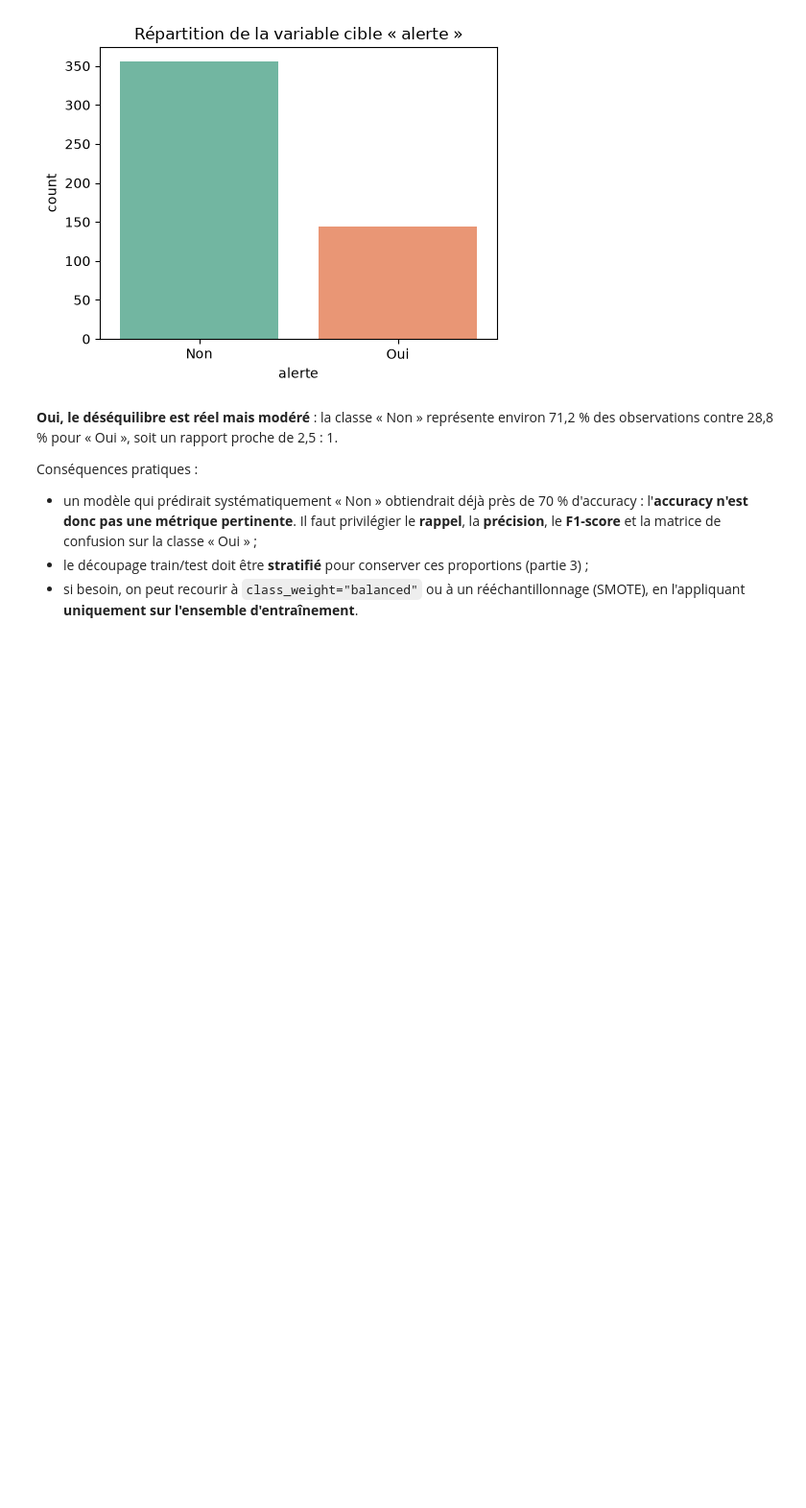
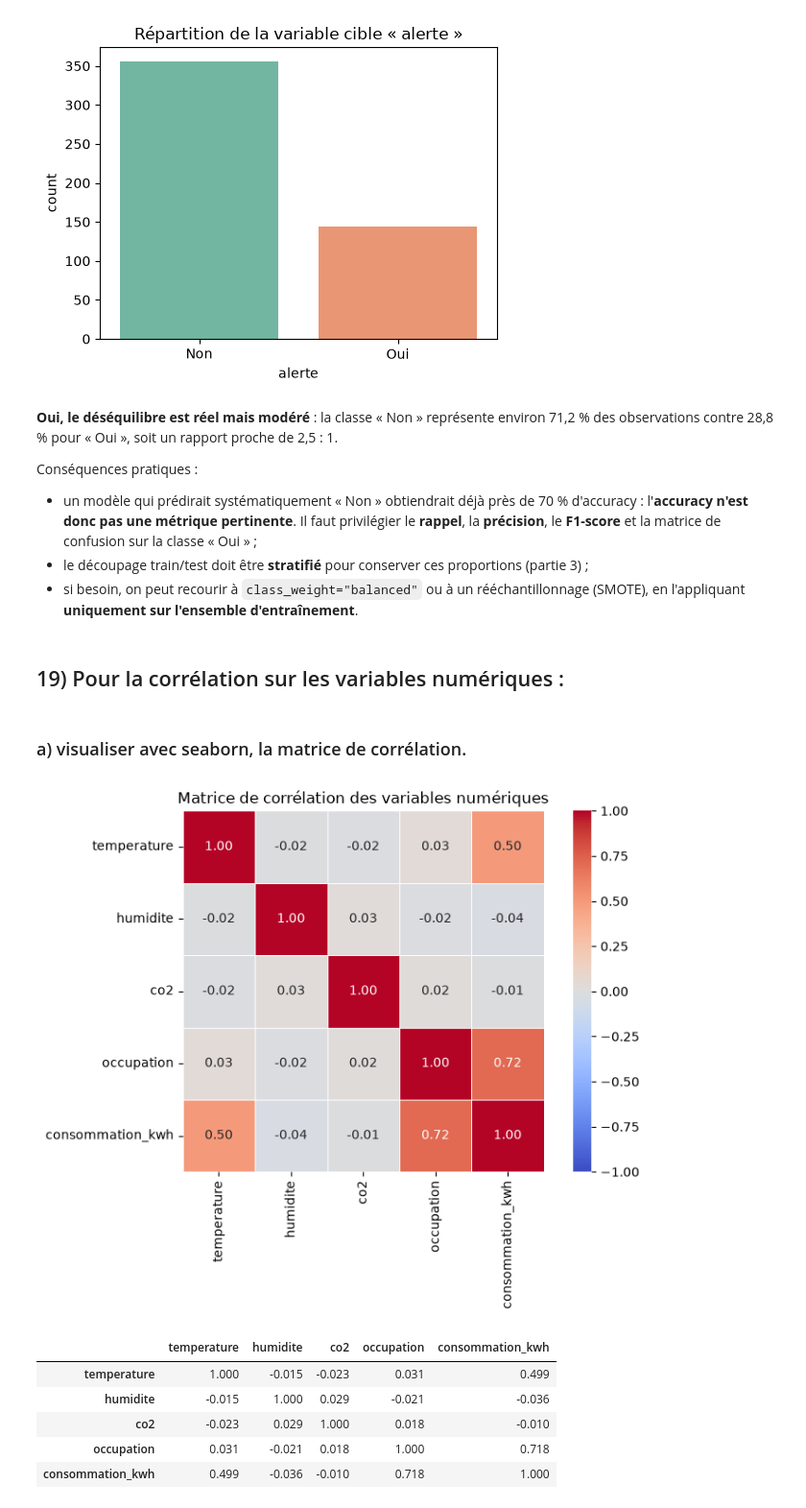
Before and after one commit to Damstat/atelier_prepa_donnees_tab, a Jupyter notebook: notebooks/atelier_prepa_donnees_tab.ipynb, the cells around one changed output. Shown at 96% size. Drawn from its saved outputs; the diff is of its cells as text; code cells hidden in the pictures; blank space fills up the shorter version.

Commit message:
19a: Visualisation de la matrice de correlation

```diff
--- a/notebooks/atelier_prepa_donnees_tab.ipynb
+++ b/notebooks/atelier_prepa_donnees_tab.ipynb
@@ -634,3 +634,27 @@ Conséquences pratiques :
 - le découpage train/test doit être **stratifié** pour conserver ces proportions (partie 3) ;
 - si besoin, on peut recourir à `class_weight="balanced"` ou à un rééchantillonnage (SMOTE),
   en l'appliquant **uniquement sur l'ensemble d'entraînement**.
+# %% [markdown]
+## 19) Pour la corrélation sur les variables numériques :
+# %% [markdown]
+### a) visualiser avec seaborn, la matrice de corrélation.
+# %%
+matrice_corr = df.drop(columns=['id_mesure'], errors='ignore').select_dtypes(include=[np.number]).corr(method="pearson")
+
+
+plt.figure(figsize=(8, 6))
+sns.heatmap(matrice_corr, annot=True, fmt=".2f", cmap="coolwarm",
+            center=0, vmin=-1, vmax=1, square=True, linewidths=0.5)
+plt.title("Matrice de corrélation des variables numériques")
+plt.tight_layout()
+plt.show()
+
+matrice_corr.round(3)
+# %% [output]
+[figure, added]
+|  | temperature | humidite | co2 | occupation | consommation_kwh |
+| temperature | 1.000 | -0.015 | -0.023 | 0.031 | 0.499 |
+| humidite | -0.015 | 1.000 | 0.029 | -0.021 | -0.036 |
+| co2 | -0.023 | 0.029 | 1.000 | 0.018 | -0.010 |
+| occupation | 0.031 | -0.021 | 0.018 | 1.000 | 0.718 |
+| consommation_kwh | 0.499 | -0.036 | -0.010 | 0.718 | 1.000 |
```
